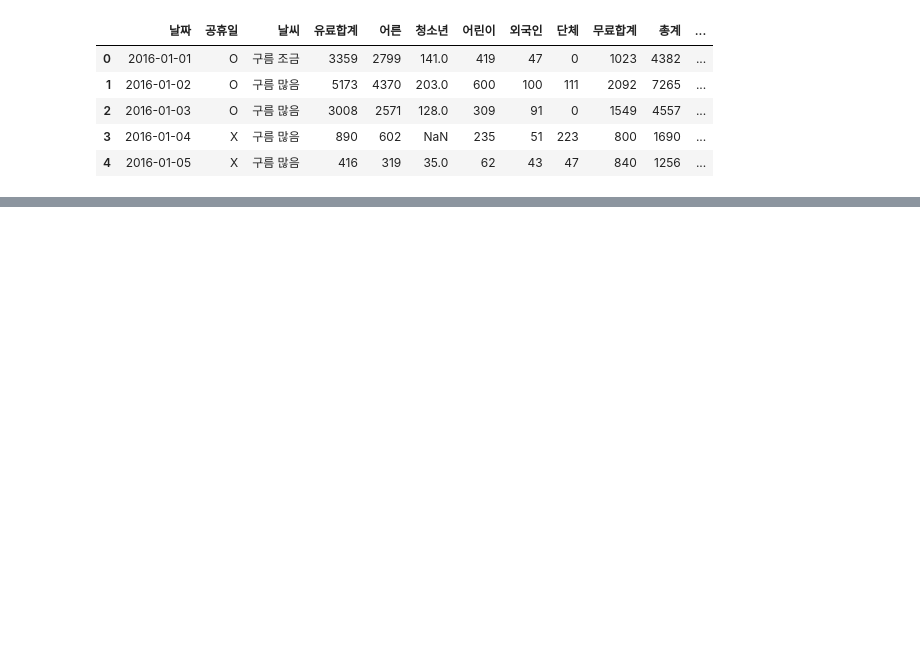
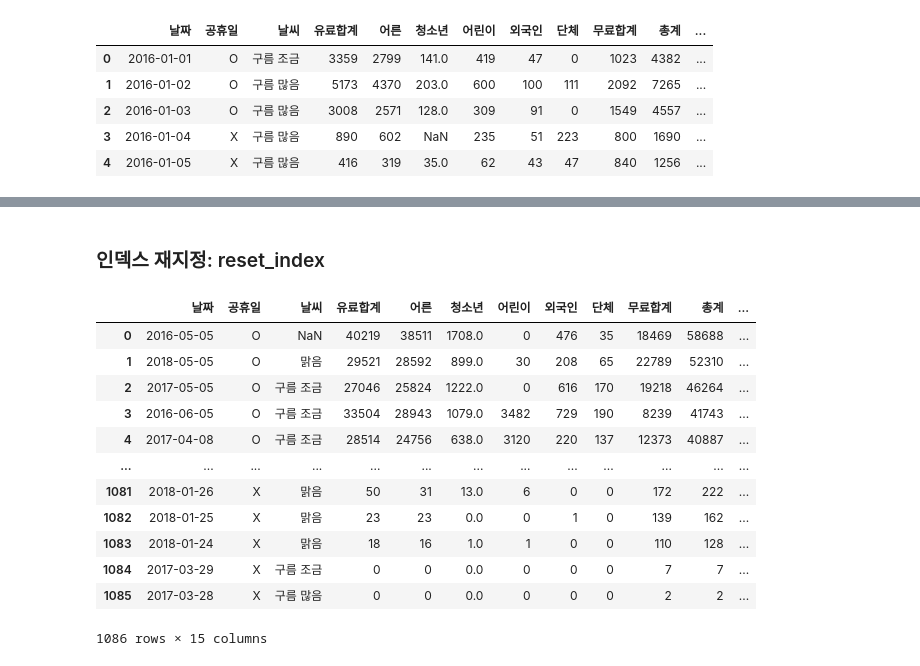
Before and after one commit to HOT8OY/SESAC_FullStackEducation, a Jupyter notebook: 12_pandas/data_analysis/07_데이터 정제하기.ipynb, the cells around one changed output, grey strips where cells are left out. Saved outputs shown, nothing was run; the diff lists cells and outputs as text; code cells hidden in the pictures; blank space fills up the shorter version.

```diff
--- a/12_pandas/data_analysis/07_데이터 정제하기.ipynb
+++ b/12_pandas/data_analysis/07_데이터 정제하기.ipynb
@@ -40,0 +56,20 @@ df_sorted.head(10)
+# %% [markdown]
+### 인덱스 재지정: reset_index
+# %%
+# 데이터 프레임의 인덱스를 처음부터 다시 지정해줄 때 사용
+# drop 옵션을 주지 않으면 기존의 index를 저장한 "index" 컬럼이 생김
+df_sorted.reset_index(drop=True) # drop을 True로 지정하여 "index" 컬럼 생성 안함
+# %% [output]
+|  | 날짜 | 공휴일 | 날씨 | 유료합계 | 어른 | 청소년 | 어린이 | 외국인 | 단체 | 무료합계 | 총계 | ... |
+| 0 | 2016-05-05 | O | NaN | 40219 | 38511 | 1708.0 | 0 | 476 | 35 | 18469 | 58688 | ... |
+| 1 | 2018-05-05 | O | 맑음 | 29521 | 28592 | 899.0 | 30 | 208 | 65 | 22789 | 52310 | ... |
+| 2 | 2017-05-05 | O | 구름 조금 | 27046 | 25824 | 1222.0 | 0 | 616 | 170 | 19218 | 46264 | ... |
+| 3 | 2016-06-05 | O | 구름 조금 | 33504 | 28943 | 1079.0 | 3482 | 729 | 190 | 8239 | 41743 | ... |
+| 4 | 2017-04-08 | O | 구름 조금 | 28514 | 24756 | 638.0 | 3120 | 220 | 137 | 12373 | 40887 | ... |
+| ... | ... | ... | ... | ... | ... | ... | ... | ... | ... | ... | ... | ... |
+| 1081 | 2018-01-26 | X | 맑음 | 50 | 31 | 13.0 | 6 | 0 | 0 | 172 | 222 | ... |
+| 1082 | 2018-01-25 | X | 맑음 | 23 | 23 | 0.0 | 0 | 1 | 0 | 139 | 162 | ... |
+| 1083 | 2018-01-24 | X | 맑음 | 18 | 16 | 1.0 | 1 | 0 | 0 | 110 | 128 | ... |
+| 1084 | 2017-03-29 | X | 구름 조금 | 0 | 0 | 0.0 | 0 | 0 | 0 | 7 | 7 | ... |
+| 1085 | 2017-03-28 | X | 구름 많음 | 0 | 0 | 0.0 | 0 | 0 | 0 | 2 | 2 | ... |
+1086 rows × 15 columns
```
Also changed, not shown: parts of 20 cells of this notebook, 6 other files.
